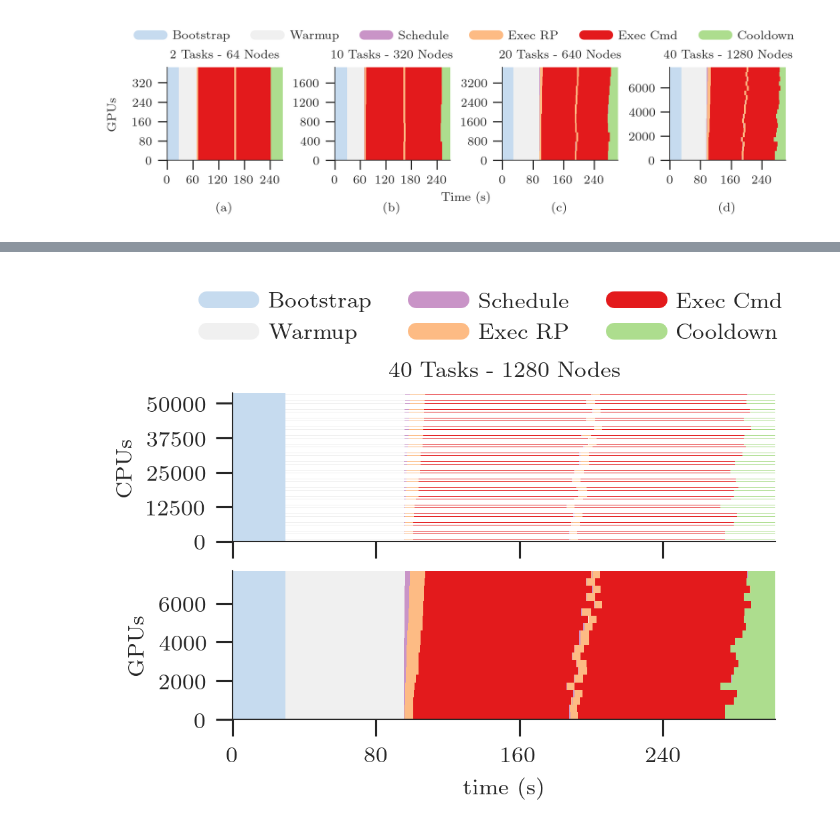
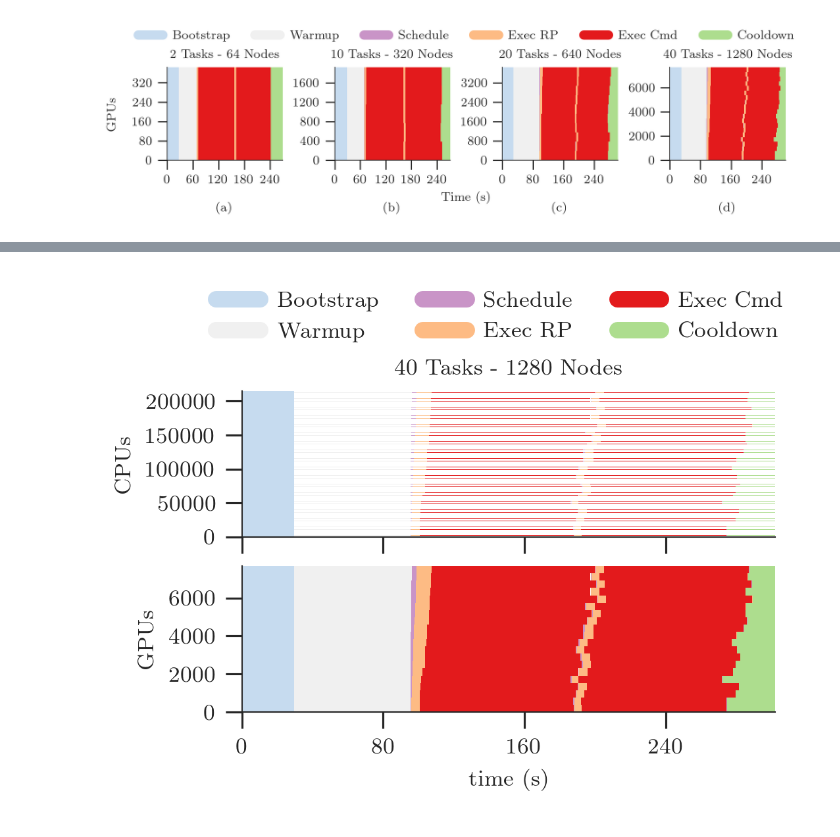
Before and after one commit to radical-experiments/hpcw-princeton, a Jupyter notebook: analysis/incite2021.ipynb, the cells around one changed output, grey strips where cells are left out. Drawn from its saved outputs; the diff is of its cells as text; code cells hidden in the pictures.

```diff
--- a/analysis/incite2021.ipynb
+++ b/analysis/incite2021.ipynb
@@ -6,7 +6,7 @@ import matplotlib.ticker as mticker
 from matplotlib.ticker import MaxNLocator
 import radical.entk as re
 
-plt.style.use('/Users/mturilli/github/radical-cybertools/radical.analytics/styles/radical_mpl.txt')
+plt.style.use(ra.get_mplstyle('radical_mpl'))
 #plt.style.use('seaborn-ticks')
 # %%
 ! radical-stack
@@ -326,21 +328,7 @@ sids_pruned = [sid for sid in sids if sid not in skip]
 # Type of resource we want to plot: cpu or gpu
 rtypes=['cpu', 'gpu']
 
-provided  = {}
-consumed  = {}
-stats_abs = {}
-stats_rel = {}
-info_ru   = {}
-legend    = {}
-patches   = {}
-x         = {}
-y         = {}
-
 exp = ra.Experiment(sids_pruned, stype='radical.pilot')
-
-for rtype in rtypes:
-    provided[rtype], consumed[rtype], stats_abs[rtype], stats_rel[rtype], \
-            info_ru[rtype] = exp.utilization(metrics=metrics, rtype=rtype)
 
 # Get the start time of each pilot
 p_zeros = ra.get_pilots_zeros(exp)
@@ -490,50 +493,44 @@ fig, axarr = plt.subplots(2, 1, figsize=(ra.get_plotsize(csize)))
 # Get the start time of each pilot
 p_zeros = ra.get_pilots_zeros(exp)
 
-consumed  = {}
-legend    = {}
-patches   = {}
-x         = {}
-y         = {}
-i         = 0
-
-for rtype in rtypes:
+for i, rtype in enumerate(rtypes):
 
     # Resource resource provided and consumed: CPU and GPU
-    _ , consumed[rtype], _, _, _ = exp.utilization(metrics=metrics, rtype=rtype)
+    _ , consumed, _, _, _ = exp.utilization(metrics=metrics, rtype=rtype)
 
-    # Plot legend, patched, X and Y axes objects (here we know we have only 1 pilot)
-    legend[rtype], patches[rtype], x[rtype], y[rtype] = ra.get_plot_utilization(metrics, consumed[rtype], p_zeros, sinfo['sid'], sinfo['pid'][0])
+    # Plot legend, patched, X and Y axes objects (assume one pilot)
+    pid = sinfo['pid'][0]
+    legend, patches, x, y = ra.get_plot_utilization(metrics,
+                    consumed, p_zeros[sid][pid], sinfo['sid'])
 
-    # Place all the CPU and GPU patches, one for each metric, on the respective axes
-    for patch in patches[rtype]:
+    # Place all the CPU and GPU patches, one for each metric,
+    # on the respective axes
+    for patch in patches:
         axarr[i].add_patch(patch)
 
     # Format axes
-    axarr[i].set_xlim([x[rtype]['min'], x[rtype]['max']])
-    axarr[i].set_ylim([y[rtype]['min'], int(y[rtype]['max'])])
+    axarr[i].set_xlim([x['min'], int(x['max'])])
+    axarr[i].set_ylim([y['min'], int(y['max'])])
+
     axarr[i].yaxis.set_major_locator(MaxNLocator(5))
     axarr[i].xaxis.set_major_locator(MaxNLocator(5))
-
-    if rtype == 'cpu':
-        # Specific to Summit when using SMT=4 (default)
-        axarr[i].yaxis.set_major_formatter(mticker.FuncFormatter(lambda x, pos: int(x/4)))
 
     # Resource-type dependend labels
     axarr[i].set_ylabel('%ss' % rtype.upper())
     axarr[i].set_xlabel('time (s)')
 
-    i = i+1
 
 # Do not repeat the X-axes label in the topmost plot
 for ax in fig.get_axes():
         ax.label_outer()
 
-# Title of the plot. Facultative, requires info about session (see RA Info Chapter)
-axarr[0].set_title('%s Tasks - %s Nodes' % (sinfo['ntask'], int(sinfo['nnodes'])))
+# Title of the plot. Facultative, requires info about session
+# (see RA Info Chapter)
+axarr[0].set_title('%s Tasks - %s Nodes' % (sinfo['ntask'],
+                   int(sinfo['nnodes'])))
 
 # Add legend for both plots
-fig.legend(legend[rtype], [m[0] for m in metrics],
+fig.legend(legend, [m[0] for m in metrics],
            loc='upper center', bbox_to_anchor=(0.5, 1.15), ncol=3)
 
 # Save a publication quality plot
@@ -560,4 +557,4 @@ WARNING: profile "../data/raw/incite2021/re.session.login1.lei.018775.0005/tmgr_
-[figure, old version]
+[figure, new version]
 # %%
 # pick and choose what resources to plot (one sub-plot per resource)
 resrc = ['cpu', 'gpu']
```
Also changed, not shown: parts of 7 cells of this notebook, 8 other files.
